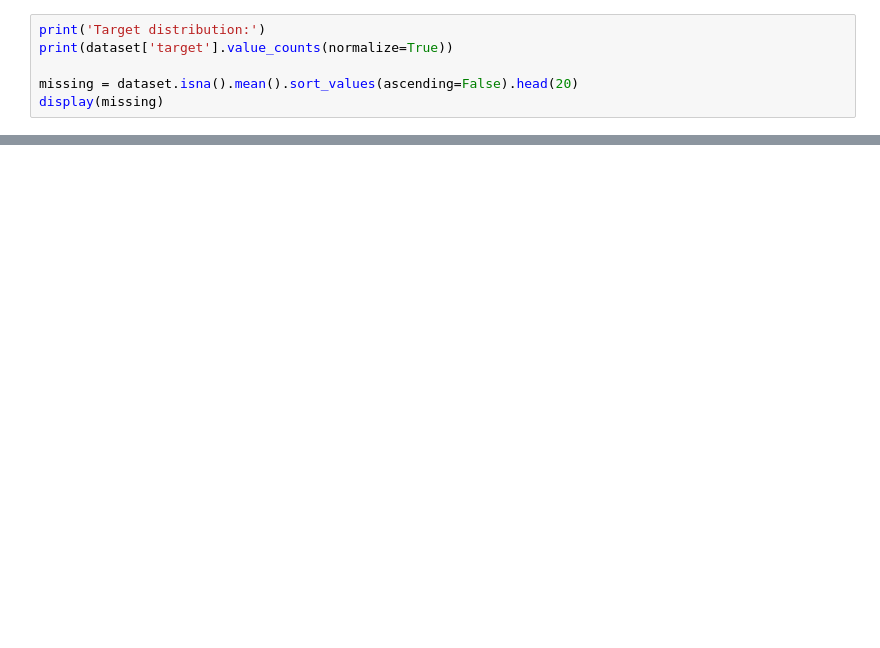
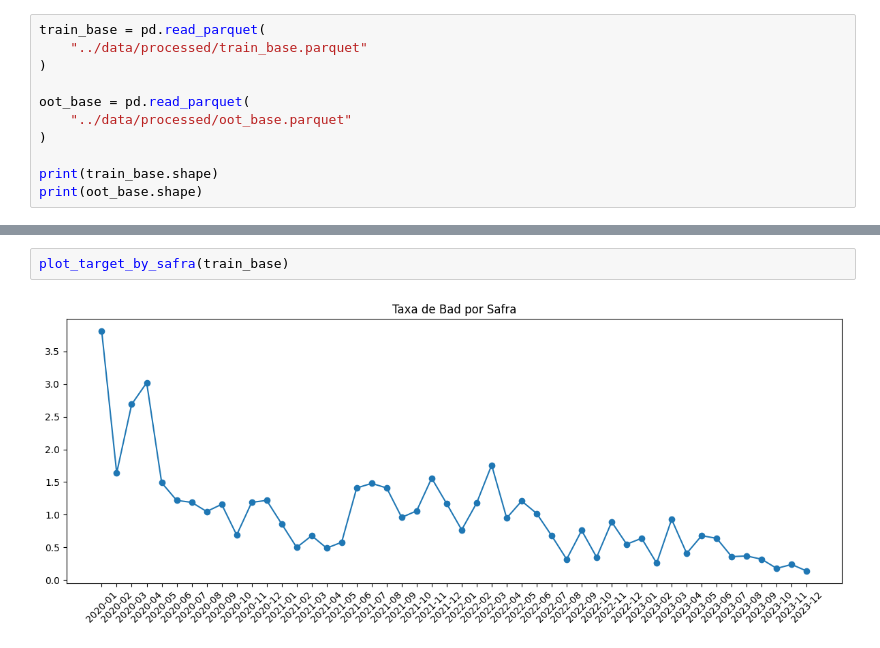
Before and after one commit to RenanScavazzini/case_datarisk, a Jupyter notebook: notebooks/03_eda.ipynb, the cells around one changed output, grey strips where cells are left out. Cells and saved outputs as stored; diff of their text form; blank space fills up the shorter version.

```diff
--- a/notebooks/03_eda.ipynb
+++ b/notebooks/03_eda.ipynb
@@ -35,7 +19,12 @@ Dataset shape: (186890, 52)
 # %%
-print('Target distribution:')
-print(dataset['target'].value_counts(normalize=True))
+train_base = pd.read_parquet(
+    "../data/processed/train_base.parquet"
+)
 
-missing = dataset.isna().mean().sort_values(ascending=False).head(20)
-display(missing)
+oot_base = pd.read_parquet(
+    "../data/processed/oot_base.parquet"
+)
+
+print(train_base.shape)
+print(oot_base.shape)
 # %% [output]
@@ -78,0 +82,4 @@ plt.show()
+# %%
+plot_target_by_safra(train_base)
+# %% [output]
+[figure, added]
```
Also changed, not shown: parts of 27 cells of this notebook, 9 other files.
